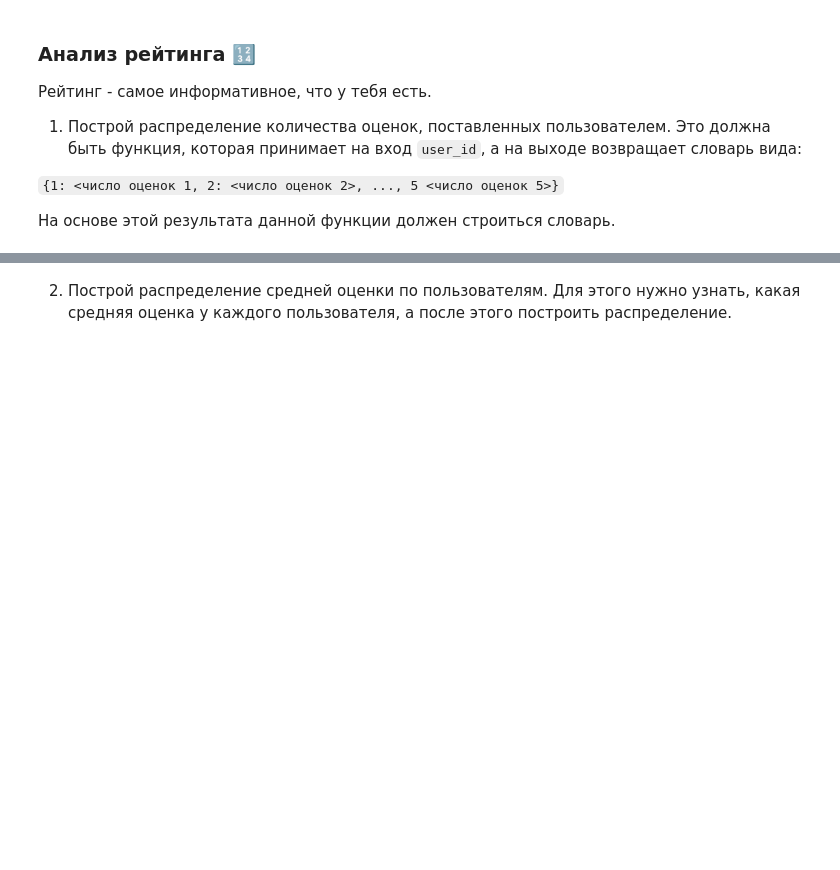
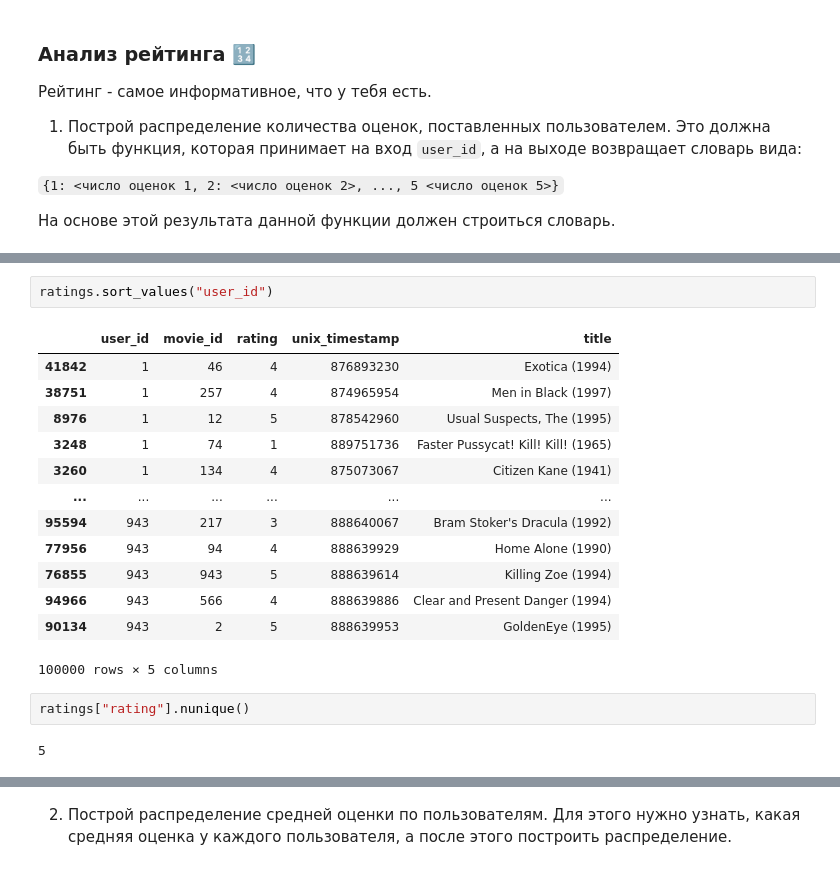
Before and after one commit to DmitriiPrikhodko/ds-phase-2-cont-git, a Jupyter notebook: week4/day1/11-01-task.ipynb, the cells around one changed output, grey strips where cells are left out. Drawn from its saved outputs; the diff is of its cells as text; blank space fills up the shorter version.

```diff
--- a/week4/day1/11-01-task.ipynb
+++ b/week4/day1/11-01-task.ipynb
@@ -529,0 +550,20 @@ fig_6.show()
+# %%
+ratings.sort_values("user_id")
+# %% [output]
+|  | user_id | movie_id | rating | unix_timestamp | title |
+| 41842 | 1 | 46 | 4 | 876893230 | Exotica (1994) |
+| 38751 | 1 | 257 | 4 | 874965954 | Men in Black (1997) |
+| 8976 | 1 | 12 | 5 | 878542960 | Usual Suspects, The (1995) |
+| 3248 | 1 | 74 | 1 | 889751736 | Faster Pussycat! Kill! Kill! (1965) |
+| 3260 | 1 | 134 | 4 | 875073067 | Citizen Kane (1941) |
+| ... | ... | ... | ... | ... | ... |
+| 95594 | 943 | 217 | 3 | 888640067 | Bram Stoker's Dracula (1992) |
+| 77956 | 943 | 94 | 4 | 888639929 | Home Alone (1990) |
+| 76855 | 943 | 943 | 5 | 888639614 | Killing Zoe (1994) |
+| 94966 | 943 | 566 | 4 | 888639886 | Clear and Present Danger (1994) |
+| 90134 | 943 | 2 | 5 | 888639953 | GoldenEye (1995) |
+100000 rows × 5 columns
+# %%
+ratings["rating"].nunique()
+# %% [output]
+5
```
Also changed, not shown: parts of 25 cells of this notebook.
